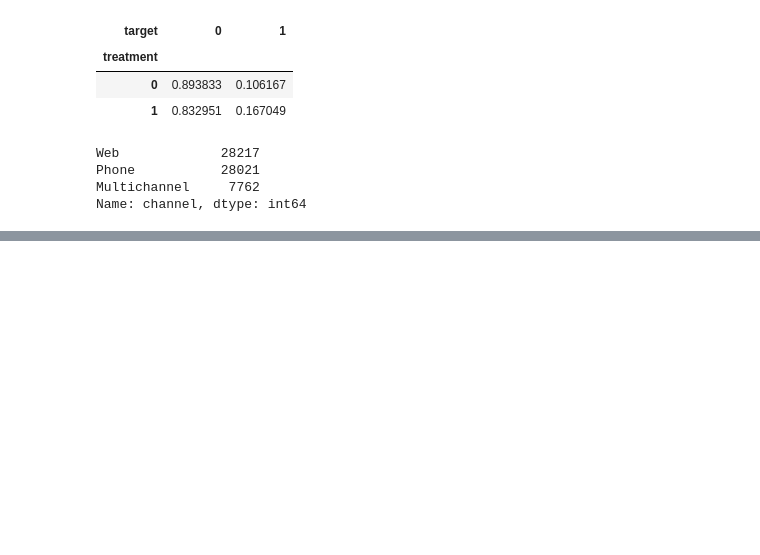
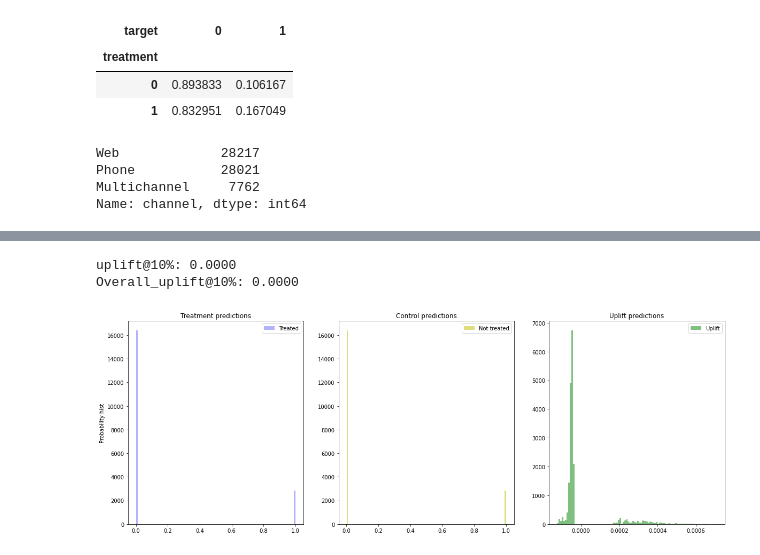
Before and after one commit to Ksenia-90/Machine_learning-_in_business, a Jupyter notebook: HW4.ipynb, the cells around one changed output, grey strips where cells are left out. Cells and saved outputs as stored; diff of their text form; code cells hidden in the pictures; blank space fills up the shorter version.

```diff
--- a/HW4.ipynb
+++ b/HW4.ipynb
@@ -197,14 +227,20 @@ plot_uplift_preds(trmnt_preds=sm_trmnt_preds, ctrl_preds=sm_ctrl_preds);
 # %%
 uplift_sm = sm.predict(X_test)
 
-sm_score = uplift_at_k(y_true=y_test, uplift=uplift_sm, treatment=treat_val, strategy='by_group', k=0.3)
+sm_score = uplift_at_k(y_true=y_test, uplift=uplift_sm, treatment=treant_val, strategy='by_group', k=0.1)
+sm_score_ = uplift_at_k(y_true=y_test, uplift=uplift_sm, treatment=treant_val, strategy='overall', k=0.1)
 print(f'uplift@10%: {sm_score:.4f}')
+print(f'Overall_uplift@10%: {sm_score_:.4f}')
 
-models_results['approach'].append('SoloModel')
-models_results['uplift@10%'].append(sm_score)
+models_results_10['approach'].append('SoloModel')
+models_results_10['uplift@10%'].append(sm_score)
 sm_trmnt_preds = sm.trmnt_preds_
 sm_ctrl_preds = sm.ctrl_preds_
 plot_uplift_preds(trmnt_preds=sm_trmnt_preds, ctrl_preds=sm_ctrl_preds);
+# %% [output]
+uplift@10%: 0.0000
+Overall_uplift@10%: 0.0000
+[figure, added]
 # %%
 from sklift.models import TwoModels
 
```
Also changed, not shown: parts of 14 cells of this notebook.
